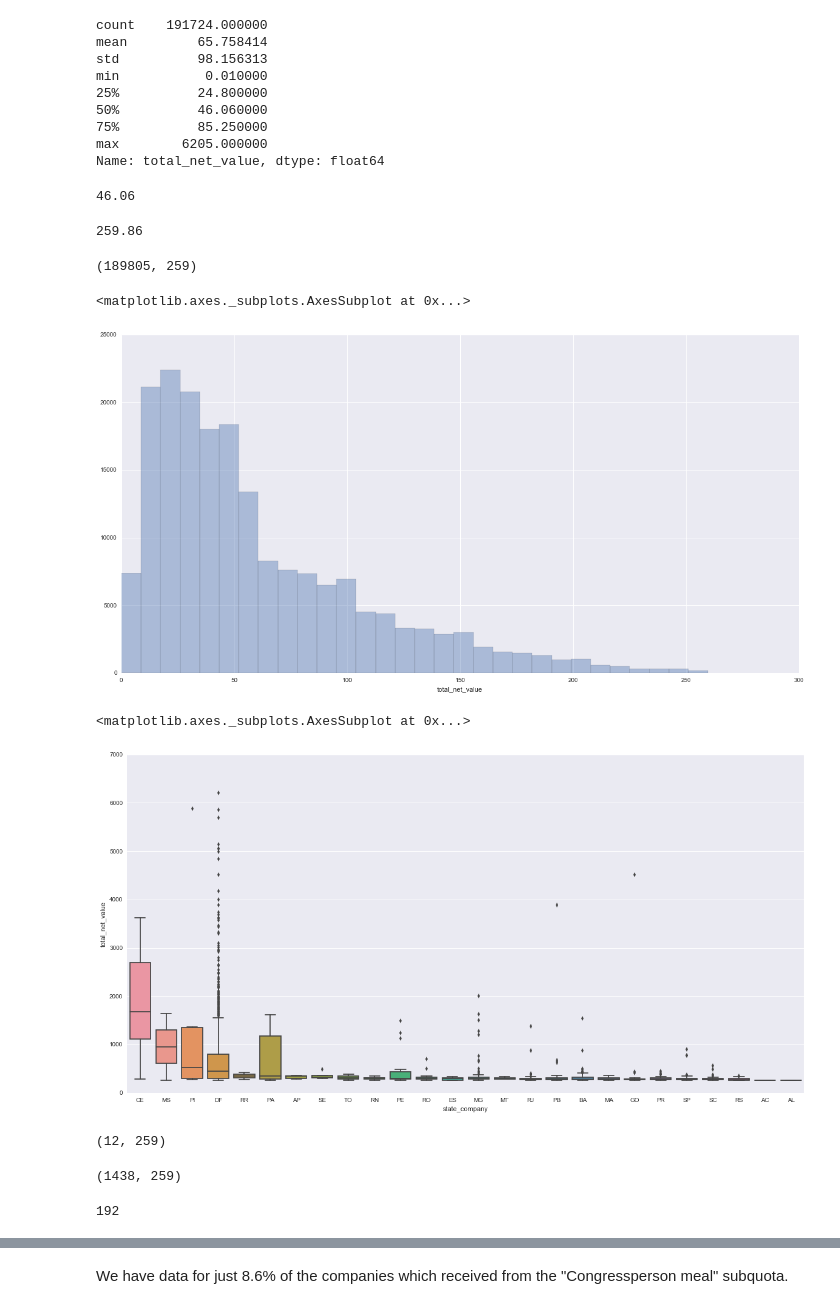
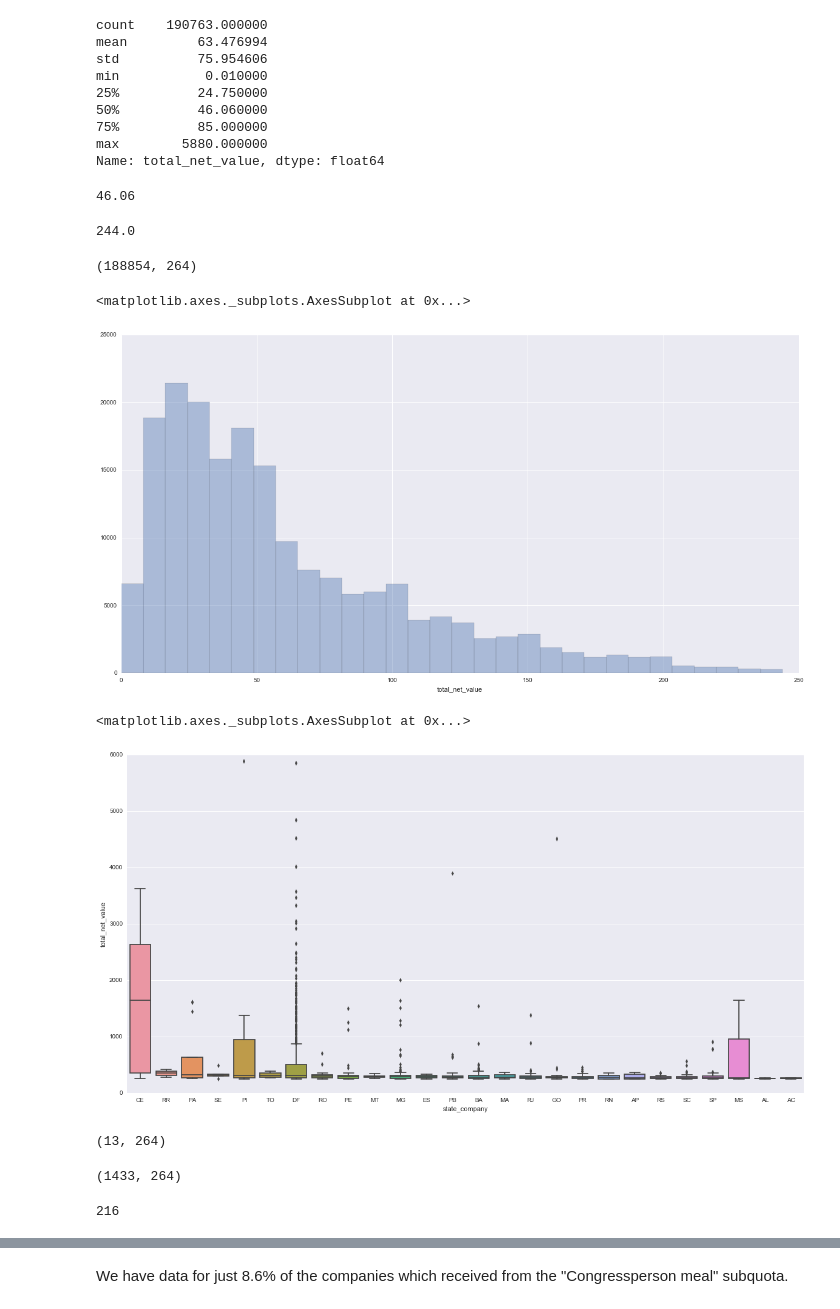
Before and after one commit to fgrehm/serenata-de-amor, a Jupyter notebook: develop/2016-12-01-irio-anomalies-in-meal-prices.ipynb, the cells around one changed output, grey strips where cells are left out. Drawn from its saved outputs; the diff is of its cells as text; code cells hidden in the pictures.

```diff
--- a/develop/2016-12-01-irio-anomalies-in-meal-prices.ipynb
+++ b/develop/2016-12-01-irio-anomalies-in-meal-prices.ipynb
@@ -19,6 +21,13 @@ dataset = pd.read_csv('../data/2016-11-19-reimbursements.xz',
                              'congressperson_id': np.str,
                              'subquota_number': np.str},
                       low_memory=False)
+dataset = dataset[dataset['congressperson_id'].notnull()]
+dataset['issue_date'] = pd.to_datetime(dataset['issue_date'], errors='coerce')
+dataset['issue_date_day'] = dataset['issue_date'].apply(lambda date: date.day)
+dataset['issue_date_month'] = dataset['issue_date'].apply(lambda date: date.month)
+dataset['issue_date_year'] = dataset['issue_date'].apply(lambda date: date.year)
+dataset['issue_date_weekday'] = dataset['issue_date'].apply(lambda date: date.weekday())
+dataset['issue_date_week'] = dataset['issue_date'].apply(lambda date: date.week)
 # %%
 is_in_brazil = '(-73.992222 < longitude < -34.7916667) & (-33.742222 < latitude < 5.2722222)'
 companies = pd.read_csv('../data/2016-09-03-companies.xz',
@@ -40,57 +49,57 @@ companies = \
 # %%
 dataset['total_net_value'].describe()
 # %% [output]
-count    191724.000000
-mean         65.758414
-std          98.156313
+count    190763.000000
+mean         63.476994
+std          75.954606
 min           0.010000
-25%          24.800000
+25%          24.750000
 50%          46.060000
-75%          85.250000
-max        6205.000000
+75%          85.000000
+max        5880.000000
 Name: total_net_value, dtype: float64
 # %%
 dataset['total_net_value'].median()
 # %% [output]
 46.06
 # %%
-top_99 = dataset['total_net_value'].quantile(0.99)
-top_99
+bottom_99 = dataset['total_net_value'].quantile(0.99)
+bottom_99
 # %% [output]
-259.86
+244.0
 # %%
-dataset[dataset['total_net_value'] < top_99].shape
+dataset[dataset['total_net_value'] < bottom_99].shape
 # %% [output]
-(189805, 259)
+(188854, 264)
 # %%
-sns.distplot(dataset.loc[dataset['total_net_value'] < top_99, 'total_net_value'],
+sns.distplot(dataset.loc[dataset['total_net_value'] < bottom_99, 'total_net_value'],
              bins=30,
              kde=False)
 # %% [output]
 <matplotlib.axes._subplots.AxesSubplot at 0x...>
-[figure, old version]
+[figure, new version]
 # %%
-top_99_dataset = dataset.query('total_net_value > {}'.format(top_99))
-ranking = top_99_dataset.groupby('state_company')['total_net_value'] \
+bottom_99_dataset = dataset.query('total_net_value > {}'.format(bottom_99))
+ranking = bottom_99_dataset.groupby('state_company')['total_net_value'] \
     .median().sort_values(ascending=False)
 
 sns.boxplot(x='state_company',
             y='total_net_value',
-            data=top_99_dataset,
+            data=bottom_99_dataset,
             order=ranking.index)
 # %% [output]
 <matplotlib.axes._subplots.AxesSubplot at 0x...>
-[figure, old version]
+[figure, new version]
 # %%
-top_99_dataset.query('state_company == "CE"').shape
+bottom_99_dataset.query('state_company == "CE"').shape
 # %% [output]
-(12, 259)
+(13, 264)
 # %%
 dataset.query('state_company == "CE"').shape
 # %% [output]
-(1438, 259)
+(1433, 264)
 # %%
-top_99_dataset['state_company'].isnull().sum()
+bottom_99_dataset['state_company'].isnull().sum()
 # %% [output]
-192
+216
 # %%
```
Also changed, not shown: parts of 25 cells of this notebook, 3 other files.
